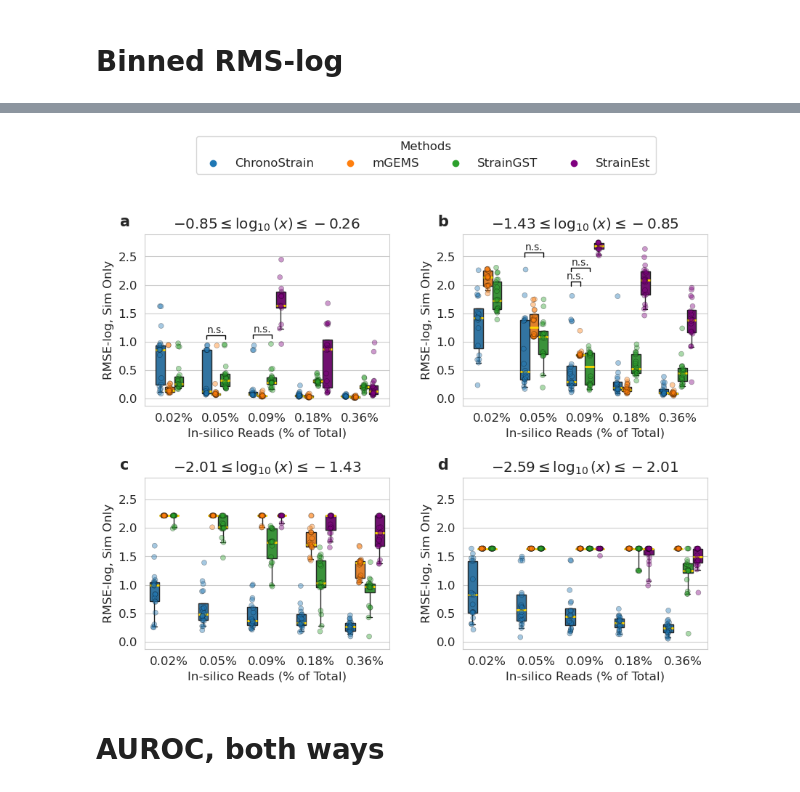
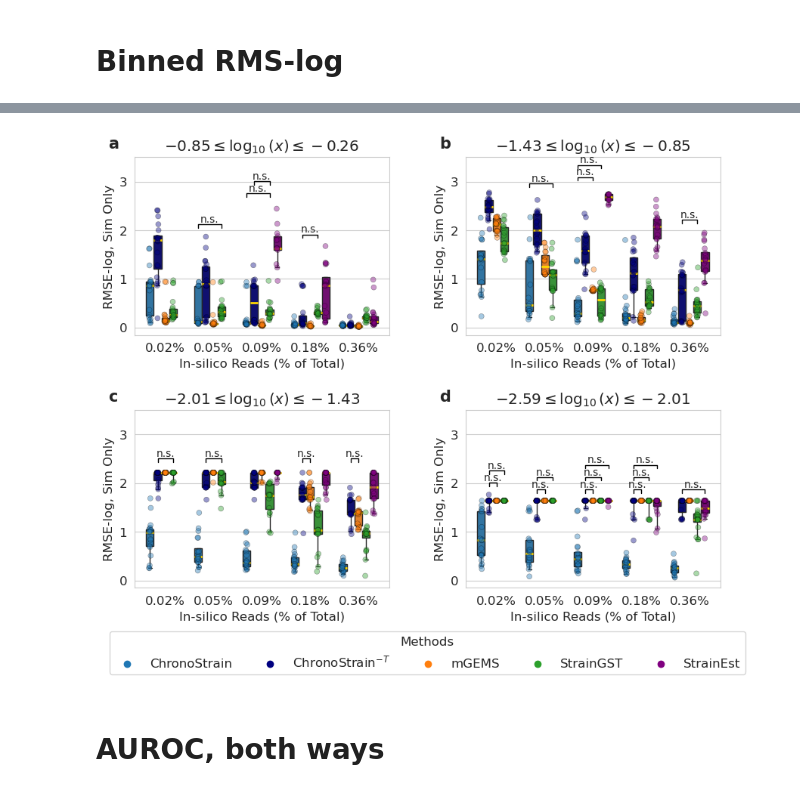
Before and after one commit to gibsonlab/chronostrain, a Jupyter notebook: examples/semisynthetic/notebooks/evaluation_semisynthetic.ipynb, the cells around one changed output, grey strips where cells are left out. Cells and saved outputs as stored; diff of their text form; code cells hidden in the pictures.

```diff
--- a/examples/semisynthetic/notebooks/evaluation_semisynthetic.ipynb
+++ b/examples/semisynthetic/notebooks/evaluation_semisynthetic.ipynb
@@ -266,6 +317,8 @@ def compute_pvalue_df(metrics_df: pd.DataFrame, base_methods: List[str], compara
     for cat_value, cat_section in metrics_df.groupby(category):
         rd_section = cat_section.sort_values('Trial')
         for method, method2 in itertools.product(base_methods, comparator_methods):
+            if method == method2:
+                continue
             entry = {
                 category: cat_value,
                 'Method': method,
@@ -292,6 +345,7 @@ def compute_pvalue_df(metrics_df: pd.DataFrame, base_methods: List[str], compara
                 statistic, pvalue = scipy.stats.wilcoxon(a, b, alternative=alt)
 
                 entry[f'Pval_{y}'] = pvalue
+                entry[f'Stat_{y}'] = statistic
             pvalue_entries.append(entry)
     pvalues = pd.DataFrame(pvalue_entries)
 
@@ -523,8 +724,8 @@ pvalues[
 n_strains = ground_truth.shape[1]
 strain_split_pvalues = compute_pvalue_df(
     err_df,
-    base_methods=['ChronoStrain'],
-    comparator_methods=['mGEMS', 'StrainGST', 'StrainEst'],
+    base_methods=['ChronoStrain', 'ChronoStrain_Indiv'],
+    comparator_methods=['ChronoStrain_Indiv', 'mGEMS', 'StrainGST', 'StrainEst'],
     y_cols=[f'RMSErrorSim_Strain{s_idx}' for s_idx in range(n_strains)]
 )
 display(strain_split_pvalues)
@@ -639,10 +853,17 @@ n_bins = len(ratio_bins) - 1
 n_strains = ground_truth.shape[1]
 binned_abundance_pvalues = compute_pvalue_df(
     err_df,
-    base_methods=['ChronoStrain'],
-    comparator_methods=['mGEMS', 'StrainGST', 'StrainEst'],
+    base_methods=['ChronoStrain', 'ChronoStrain_Indiv'],
+    comparator_methods=['ChronoStrain_Indiv', 'mGEMS', 'StrainGST', 'StrainEst'],
     y_cols=[f'RMSErrorSim_Bin{bin_idx}' for bin_idx in range(n_bins)]
 )
 display(binned_abundance_pvalues)
-binned_abundance_pvalues.to_csv(plots_dir / "binned_abundance_pvalues.tsv", sep="\t", index=False)
+binned_abundance_pvalues[
+    [
+        'ReadDepth', 'Method', 'Comparator',
+        'Pval_RMSErrorSim_Bin0', 'Pval_RMSErrorSim_Bin1', 'Pval_RMSErrorSim_Bin2', 'Pval_RMSErrorSim_Bin3',
+        'Pval_RMSErrorSim_Bin0_Raw', 'Pval_RMSErrorSim_Bin1_Raw', 'Pval_RMSErrorSim_Bin2_Raw', 'Pval_RMSErrorSim_Bin3_Raw',
+        'Stat_RMSErrorSim_Bin0', 'Stat_RMSErrorSim_Bin1', 'Stat_RMSErrorSim_Bin2', 'Stat_RMSErrorSim_Bin3',
+    ]
+].to_csv(plots_dir / "binned_abundance_pvalues.tsv", sep="\t", index=False)
 # %% [output]
@@ -674,32 +900,35 @@ plt.rcParams.update({'font.size': 12})
 matplotlib.rcParams['pdf.fonttype'] = 42
 matplotlib.rcParams['ps.fonttype'] = 42
 
-gs = gridspec.GridSpec(ncols=n_cols, nrows=1 + n_rows, figure=fig, height_ratios=[1] + [10] * n_rows, hspace=0.6, wspace=0.3)
+gs = gridspec.GridSpec(ncols=n_cols, nrows=1 + n_rows, figure=fig, height_ratios=[10] * n_rows + [1], hspace=0.6, wspace=0.3)
 sb.set_style("whitegrid")
 
 
-# method_order = ['ChronoStrain', 'mSWEEP', 'StrainGST', 'StrainEst']
-# method_colors = sb.color_palette("tab10")
-# method_palette = {m: c for m, c in zip(method_order, method_colors)}
-method_order = ['ChronoStrain', 'mGEMS', 'StrainGST', 'StrainEst']
+method_order = ['ChronoStrain', 'ChronoStrain_Indiv', 'mGEMS', 'StrainGST', 'StrainEst']
 colors = sb.color_palette("tab10")
-# method_palette = {m: c for m, c in zip(method_order, colors)}
 method_palette = {
     'ChronoStrain': colors[0],
+    'ChronoStrain_Indiv': 'navy',
     'mGEMS': colors[1],
-    'mGEMS-h': 'orangered',
     'StrainGST': colors[2],
     'StrainEst': 'purple',
+}
+method_labels = {
+    'ChronoStrain': 'ChronoStrain',
+    'ChronoStrain_Indiv': r'ChronoStrain$^{-T}$',
+    'mGEMS': 'mGEMS',
+    'StrainGST': 'StrainGST',
+    'StrainEst': 'StrainEst',
 }
 
 
 axes = []
-legend_ax = fig.add_subplot(gs[0, :])
+legend_ax = fig.add_subplot(gs[-1, :])
 handles, labels = zip(*[
-    (legend_ax.scatter([], [], facecolors=method_palette[m]), m)
+    (legend_ax.scatter([], [], facecolors=method_palette[m]), method_labels[m])
     for m in method_order
 ])
-method_legend = legend_ax.legend(handles, labels, title="Methods", bbox_to_anchor=(0.5, -1), loc="lower center", ncol=5)
+method_legend = legend_ax.legend(handles, labels, title="Methods", bbox_to_anchor=(0.5, 0), loc="lower center", ncol=5)
 legend_ax.axis('off')
 
 
@@ -714,36 +943,36 @@ x_order = sorted(pd.unique(err_df['ReadDepthPct']))
 
 
 remaining_grid = [
-    gs[i+1, j]
+    gs[i, j]
     for i in range(n_rows)
     for j in range(n_cols)
 ]
 for bin_idx, ax_grid in zip(range(n_bins), remaining_grid[::-1]):  # note: undo this flip later.
     ax = fig.add_subplot(ax_grid)
     bin_left = ratio_bins[bin_idx]
     bin_right = ratio_bins[bin_idx + 1]
     ax.set_title(r"${:.2f}".format(bin_left) + r"\leq \log_{10}(x)" + r"\leq {:.2f}$".format(bin_right))
     sb.stripplot(err_df, x='ReadDepthPct', order=x_order, y=f'RMSErrorSim_Bin{bin_idx}', hue='Method', dodge=True, ax=ax, legend=False, linewidth=0.4, alpha=0.4, hue_order=method_order, palette=method_palette, edgecolor='black')
     sb.boxplot(err_df, x='ReadDepthPct', order=x_order, y=f'RMSErrorSim_Bin{bin_idx}', hue='Method', ax=ax, hue_order=method_order, palette=method_palette, showfliers=False, medianprops={"color": "gold", "linewidth": 2}, whis=(0.025, 0.975))
     annotate_pvalues(ax, binned_abundance_pvalues, err_df, f'RMSErrorSim_Bin{bin_idx}', 0.05, method_order, y_offset_factor=0.10, dy=0.07, overlap_gap=0.25)
     ax.set_xlabel('In-silico Reads (% of Total)')
     ax.set_ylabel('RMSE-log, Sim Only')
     ax.legend([],[], frameon=False)
     axes.append(ax)
 
 axes = axes[::-1]  # we flipped the axes order.
 for ax in axes:
     ax.sharey(axes[2])
 
 
 add_figure_labels(fig, axes, list('abcdefghijkl')[:len(axes)])
 plots_dir = Path("plots")
 plots_dir.mkdir(exist_ok=True)
 
 fig.tight_layout()
 plt.savefig(plots_dir / 'semisynthetic_RMSE_binned_by_abundance.pdf', format='pdf', bbox_inches='tight')
 # %% [output]
-[figure, old version]
+[figure, new version]
 # %% [markdown]
 # AUROC, both ways
 # %%
```
Also changed, not shown: parts of 24 cells of this notebook, 5 other files.
